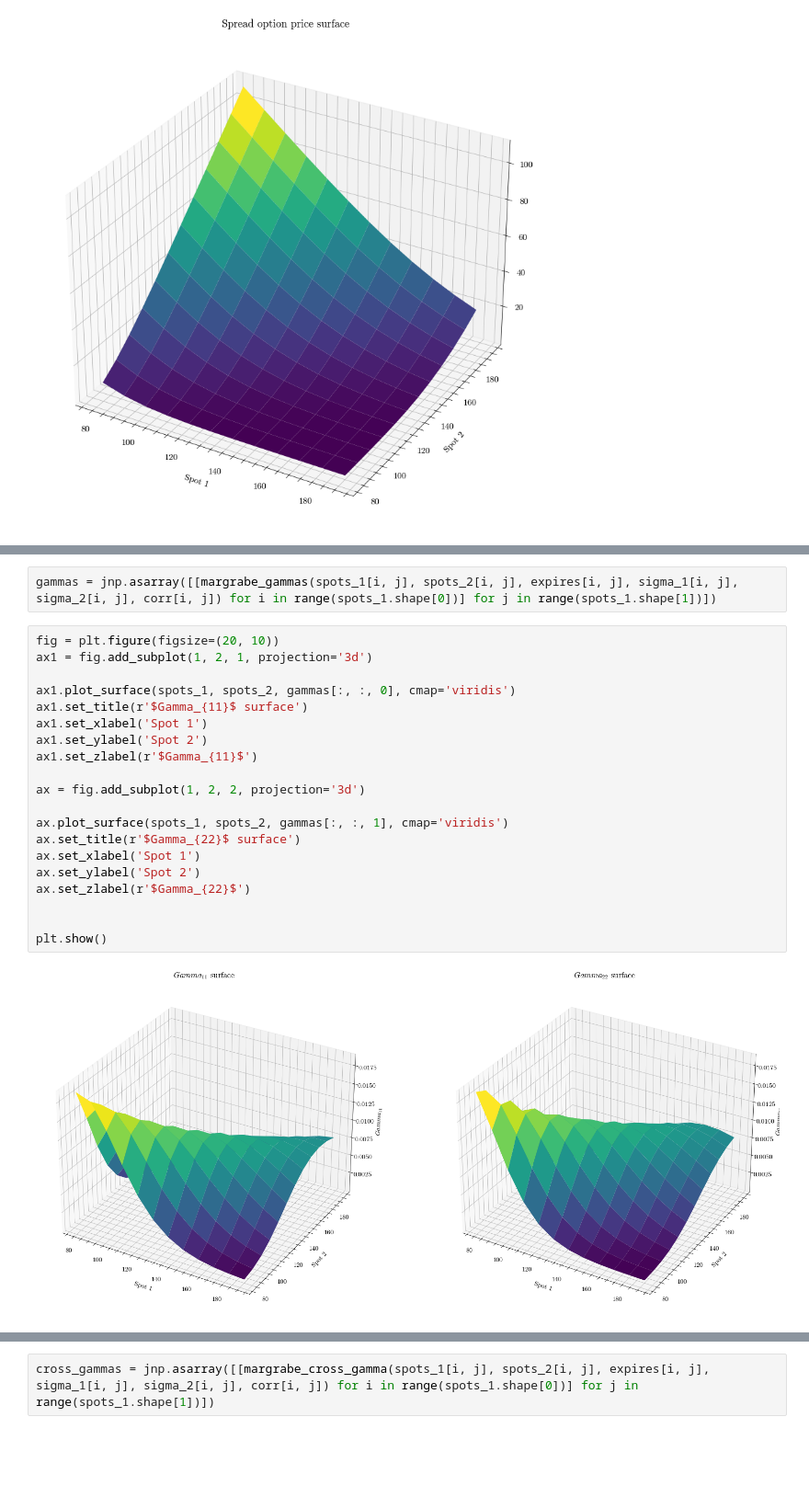
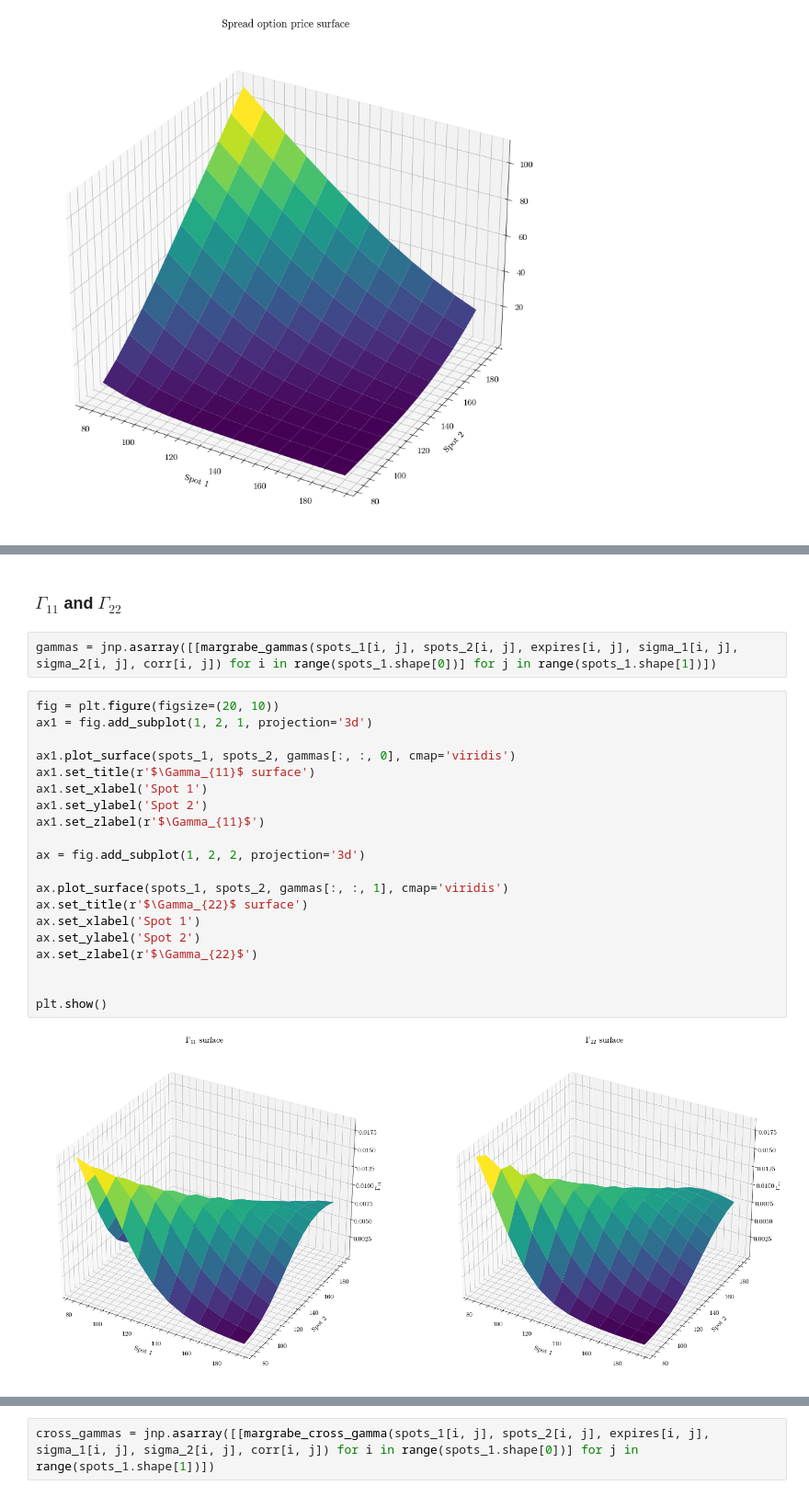
Before and after one commit to paolodelia99/delta-hedging, a Jupyter notebook: black-scholes-hedging/spread-option/spread_opt.ipynb, the cells around one changed output, grey strips where cells are left out. Shown at 92% size. Saved outputs shown, nothing was run; the diff lists cells and outputs as text; blank space fills up the shorter version.

```diff
--- a/black-scholes-hedging/spread-option/spread_opt.ipynb
+++ b/black-scholes-hedging/spread-option/spread_opt.ipynb
@@ -38,24 +64,26 @@ plt.show()
+# %% [markdown]
+### $\Gamma_{11}$ and $\Gamma_{22}$
 # %%
 gammas = jnp.asarray([[margrabe_gammas(spots_1[i, j], spots_2[i, j], expires[i, j], sigma_1[i, j], sigma_2[i, j], corr[i, j]) for i in range(spots_1.shape[0])] for j in range(spots_1.shape[1])])
 # %%
 fig = plt.figure(figsize=(20, 10))
 ax1 = fig.add_subplot(1, 2, 1, projection='3d')
 
 ax1.plot_surface(spots_1, spots_2, gammas[:, :, 0], cmap='viridis')
-ax1.set_title(r'$Gamma_{11}$ surface')
+ax1.set_title(r'$\Gamma_{11}$ surface')
 ax1.set_xlabel('Spot 1')
 ax1.set_ylabel('Spot 2')
-ax1.set_zlabel(r'$Gamma_{11}$')
+ax1.set_zlabel(r'$\Gamma_{11}$')
 
 ax = fig.add_subplot(1, 2, 2, projection='3d')
 
 ax.plot_surface(spots_1, spots_2, gammas[:, :, 1], cmap='viridis')
-ax.set_title(r'$Gamma_{22}$ surface')
+ax.set_title(r'$\Gamma_{22}$ surface')
 ax.set_xlabel('Spot 1')
 ax.set_ylabel('Spot 2')
-ax.set_zlabel(r'$Gamma_{22}$')
+ax.set_zlabel(r'$\Gamma_{22}$')
 
 
 plt.show()
 # %% [output]
-[figure, old version]
+[figure, new version]
```
Also changed, not shown: parts of 7 cells of this notebook, 3 other files.
